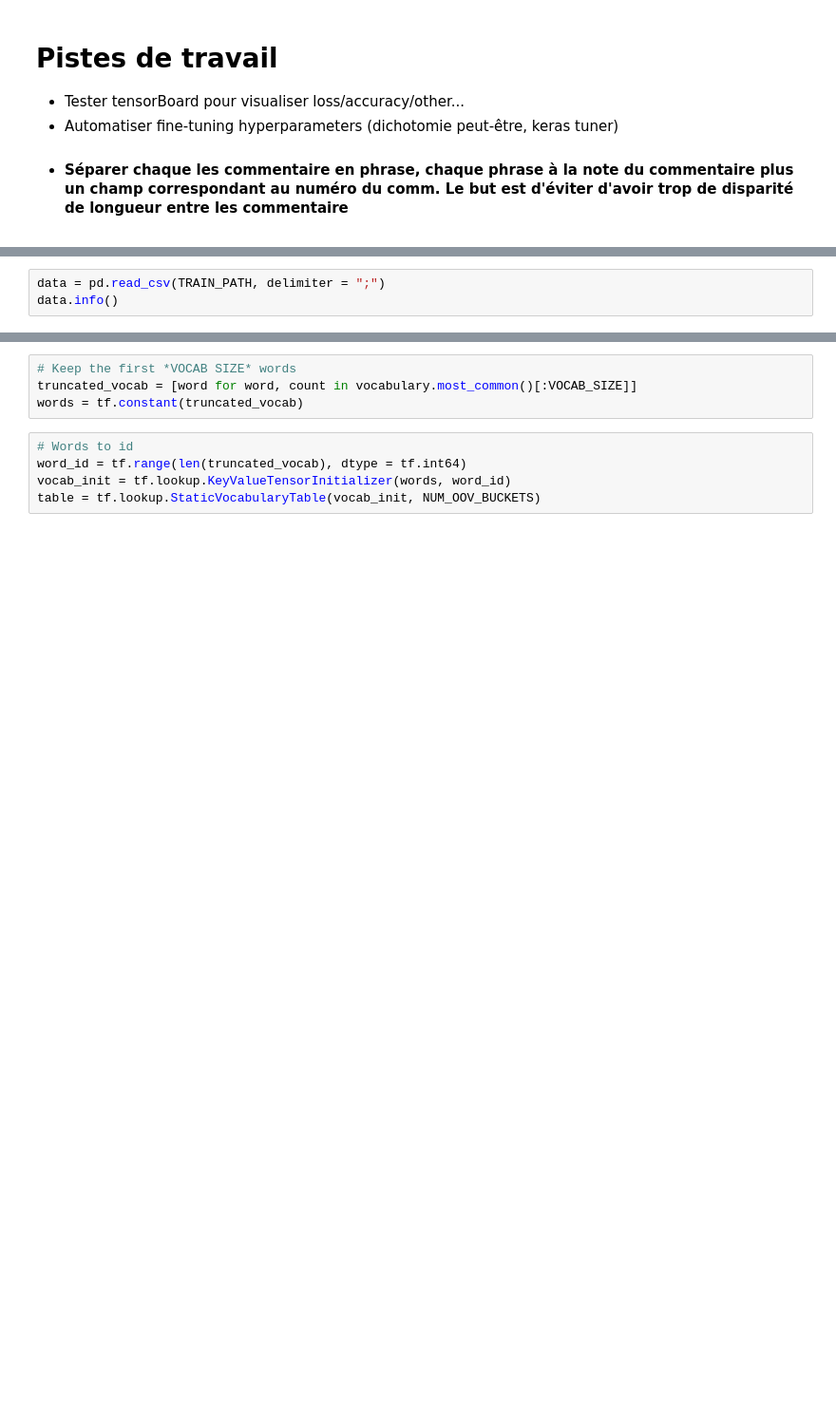
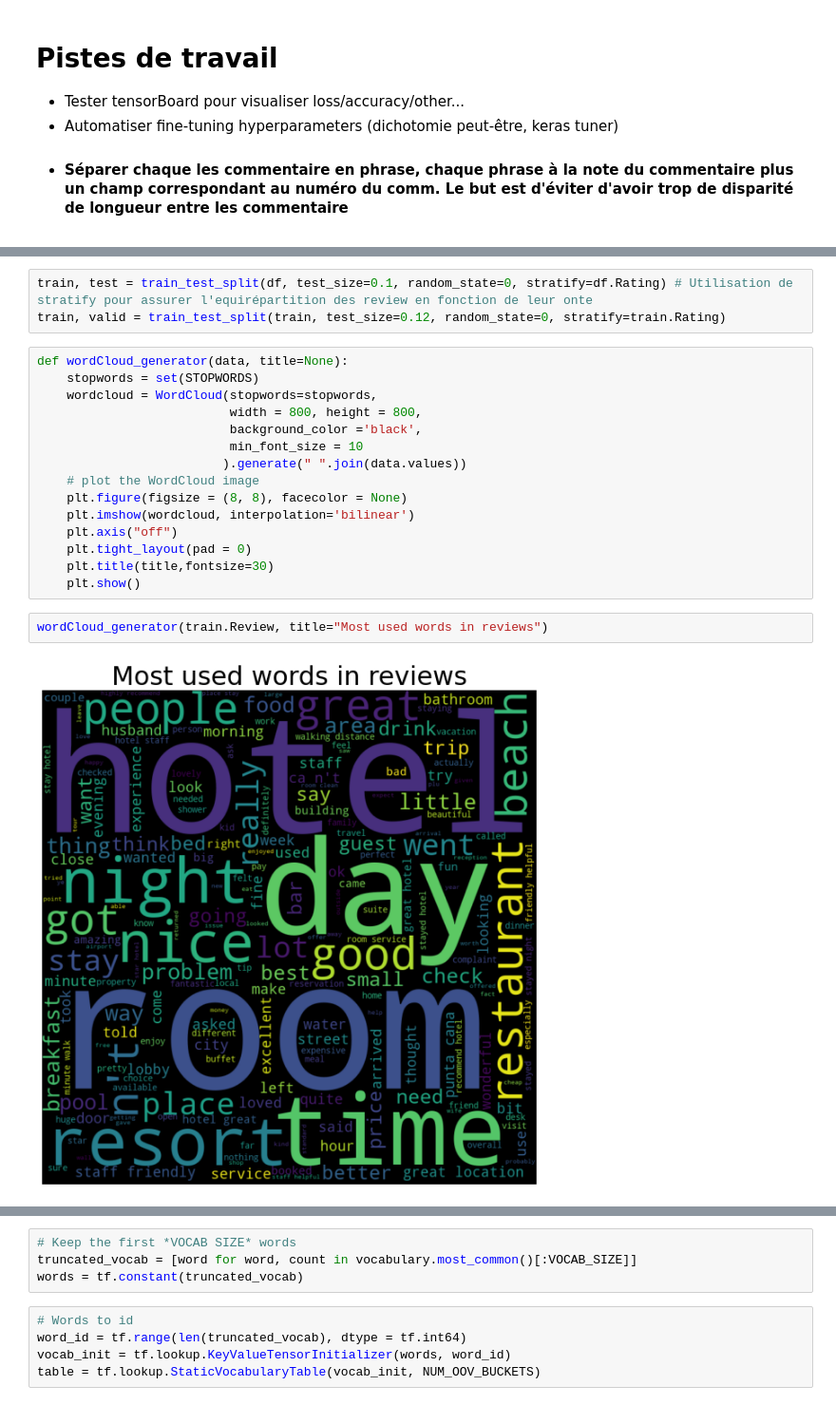
Before and after one commit to briandthi/Review-Rating-prediction, a Jupyter notebook: Review-Rating.ipynb, the cells around one changed output, grey strips where cells are left out. Shown at 95% size. Saved outputs shown, nothing was run; the diff lists cells and outputs as text; blank space fills up the shorter version.

```diff
--- a/Review-Rating.ipynb
+++ b/Review-Rating.ipynb
@@ -130,3 +55,0 @@ test_set.to_csv("./data/test_set.csv", sep=";", columns =["Review", "Rating"])
-# %%
-data = pd.read_csv(TRAIN_PATH, delimiter = ";")
-data.info()
@@ -179,0 +92,22 @@ print(vocabulary.most_common()[:10])
+# %%
+train, test = train_test_split(df, test_size=0.1, random_state=0, stratify=df.Rating) # Utilisation de stratify pour assurer l'equirépartition des review en fonction de leur onte
+train, valid = train_test_split(train, test_size=0.12, random_state=0, stratify=train.Rating)
+# %%
+def wordCloud_generator(data, title=None):
+    stopwords = set(STOPWORDS)
+    wordcloud = WordCloud(stopwords=stopwords,
+                          width = 800, height = 800,
+                          background_color ='black',
+                          min_font_size = 10
+                         ).generate(" ".join(data.values))
+    # plot the WordCloud image
+    plt.figure(figsize = (8, 8), facecolor = None)
+    plt.imshow(wordcloud, interpolation='bilinear')
+    plt.axis("off")
+    plt.tight_layout(pad = 0)
+    plt.title(title,fontsize=30)
+    plt.show()
+# %%
+wordCloud_generator(train.Review, title="Most used words in reviews")
+# %% [output]
+[figure, added]
```
Also changed, not shown: parts of 67 cells of this notebook, 2 other files.
